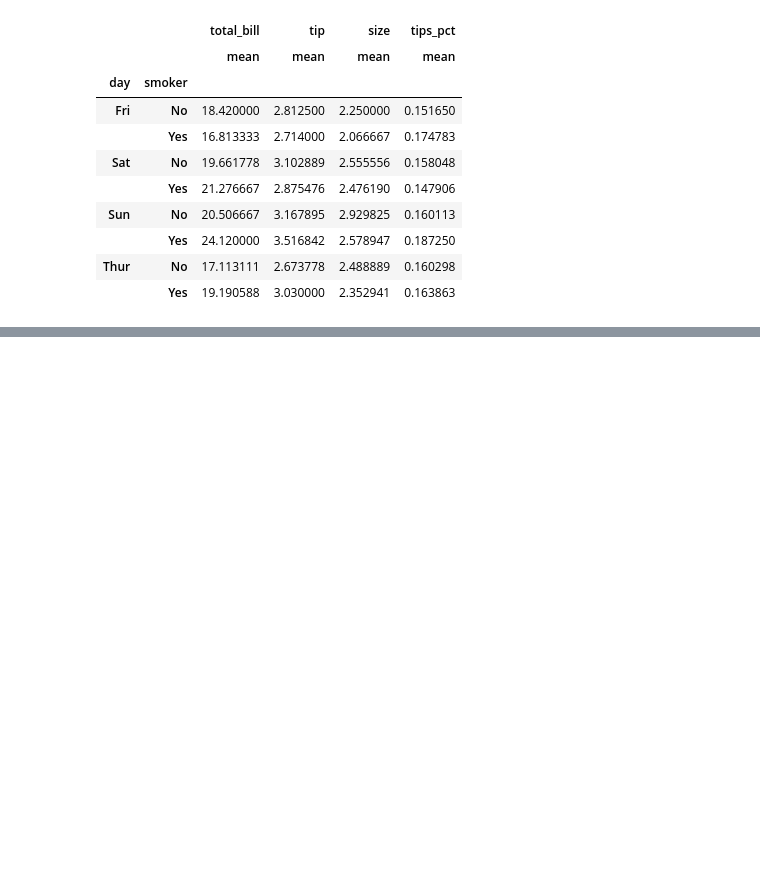
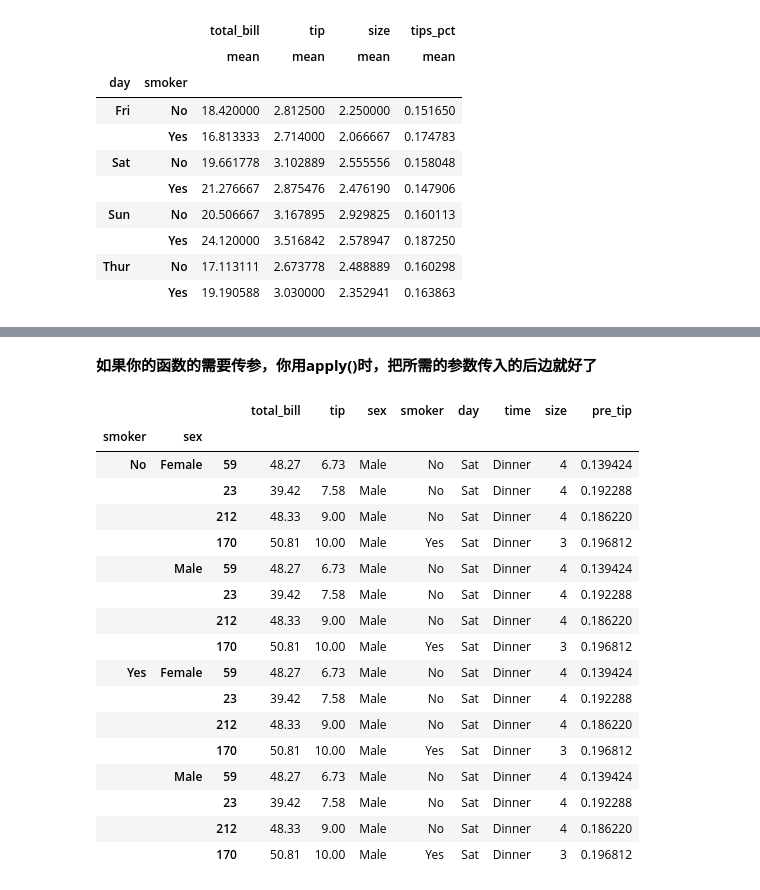
Before and after one commit to andongBlue/-self_teaching, a Jupyter notebook: 数据聚合与分组运算.ipynb, the cells around one changed output, grey strips where cells are left out. Saved outputs shown, nothing was run; the diff lists cells and outputs as text; code cells hidden in the pictures; blank space fills up the shorter version.

```diff
--- a/数据聚合与分组运算.ipynb
+++ b/数据聚合与分组运算.ipynb
@@ -176,0 +589,23 @@ tips.groupby(['day','smoker'],as_index=False).agg(['mean'],as_index=False).reset
+# %% [markdown]
+**如果你的函数的需要传参，你用apply()时，把所需的参数传入的后边就好了**
+# %%
+grouped.apply(pre_sort,n=4,column='tip')
+# %% [output]
+|  |  |  | total_bill | tip | sex | smoker | day | time | size | pre_tip |
+| smoker | sex |  |  |  |  |  |  |  |  |  |
+| No | Female | 59 | 48.27 | 6.73 | Male | No | Sat | Dinner | 4 | 0.139424 |
+|  |  | 23 | 39.42 | 7.58 | Male | No | Sat | Dinner | 4 | 0.192288 |
+|  |  | 212 | 48.33 | 9.00 | Male | No | Sat | Dinner | 4 | 0.186220 |
+|  |  | 170 | 50.81 | 10.00 | Male | Yes | Sat | Dinner | 3 | 0.196812 |
+|  | Male | 59 | 48.27 | 6.73 | Male | No | Sat | Dinner | 4 | 0.139424 |
+|  |  | 23 | 39.42 | 7.58 | Male | No | Sat | Dinner | 4 | 0.192288 |
+|  |  | 212 | 48.33 | 9.00 | Male | No | Sat | Dinner | 4 | 0.186220 |
+|  |  | 170 | 50.81 | 10.00 | Male | Yes | Sat | Dinner | 3 | 0.196812 |
+| Yes | Female | 59 | 48.27 | 6.73 | Male | No | Sat | Dinner | 4 | 0.139424 |
+|  |  | 23 | 39.42 | 7.58 | Male | No | Sat | Dinner | 4 | 0.192288 |
+|  |  | 212 | 48.33 | 9.00 | Male | No | Sat | Dinner | 4 | 0.186220 |
+|  |  | 170 | 50.81 | 10.00 | Male | Yes | Sat | Dinner | 3 | 0.196812 |
+|  | Male | 59 | 48.27 | 6.73 | Male | No | Sat | Dinner | 4 | 0.139424 |
+|  |  | 23 | 39.42 | 7.58 | Male | No | Sat | Dinner | 4 | 0.192288 |
+|  |  | 212 | 48.33 | 9.00 | Male | No | Sat | Dinner | 4 | 0.186220 |
+|  |  | 170 | 50.81 | 10.00 | Male | Yes | Sat | Dinner | 3 | 0.196812 |
```
Also changed, not shown: parts of 87 cells of this notebook.
